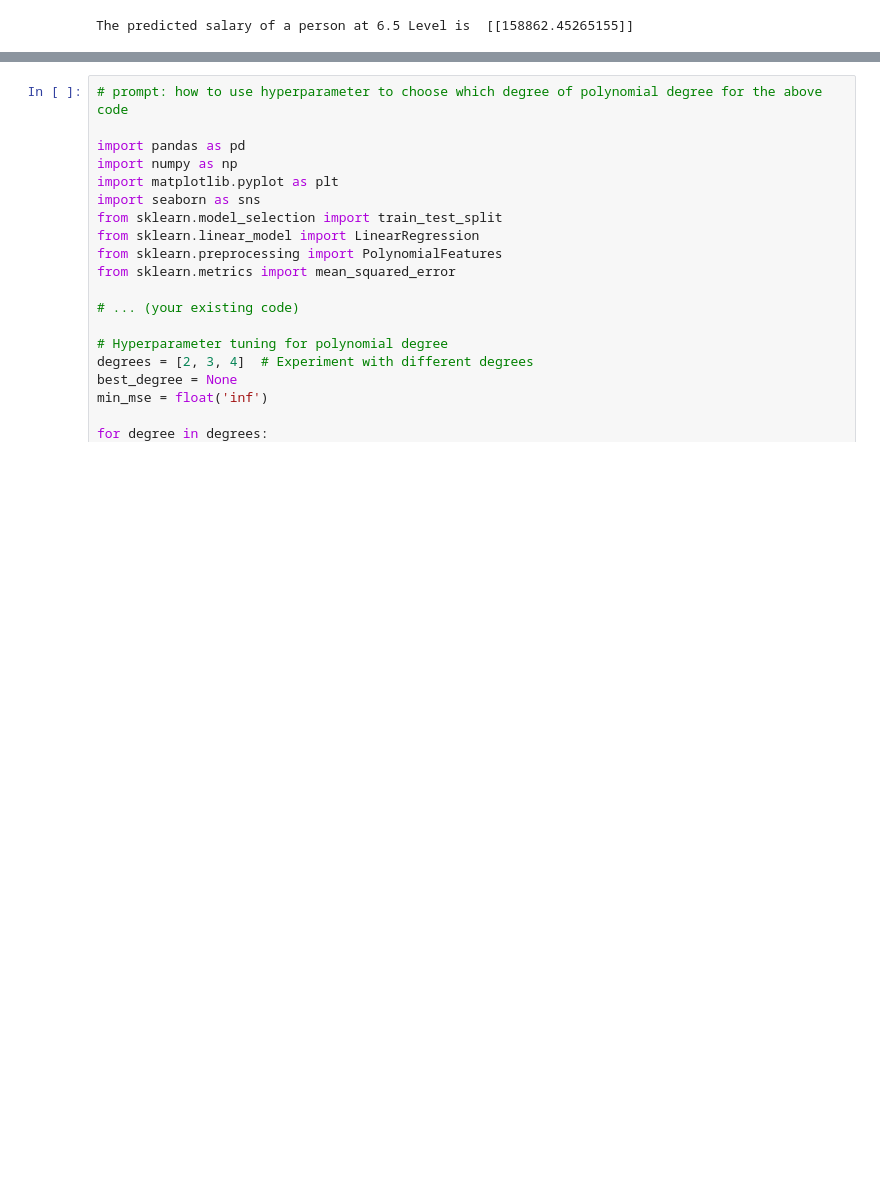
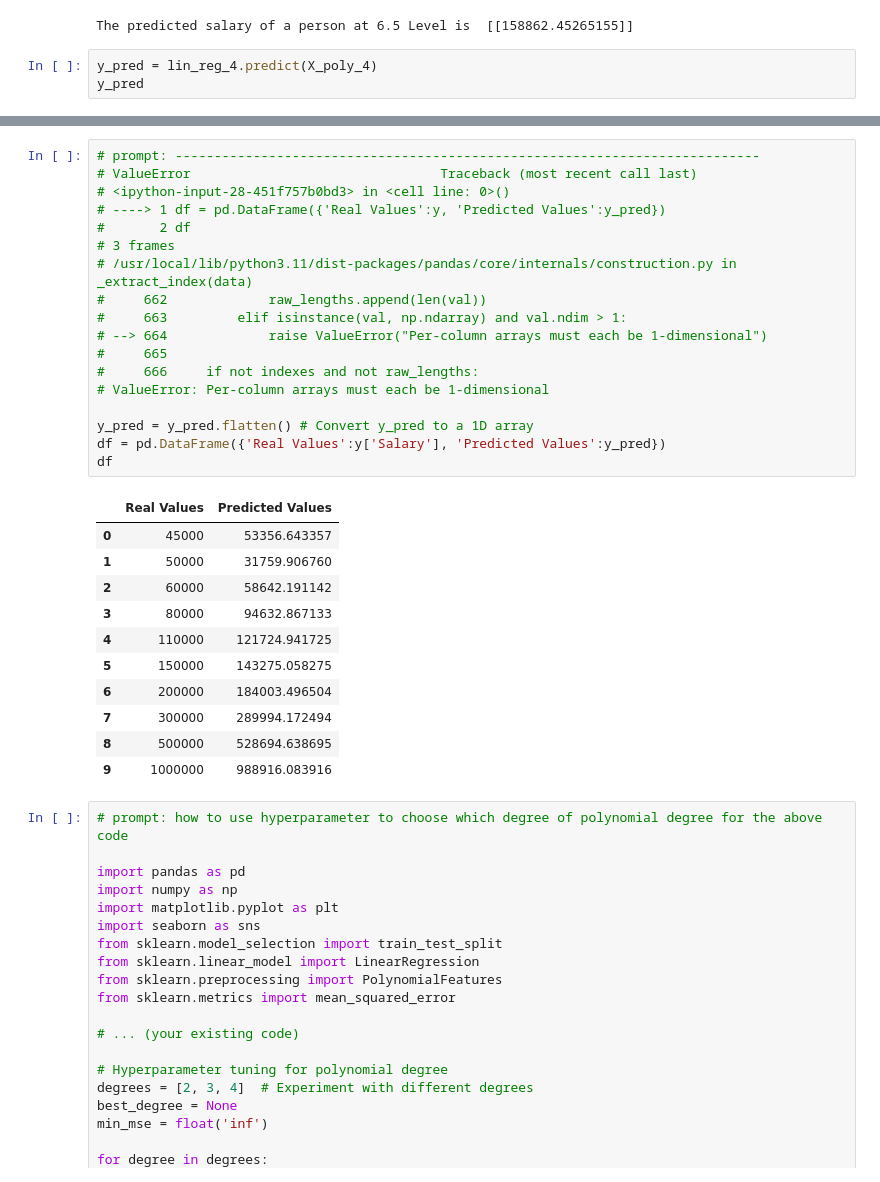
Before and after one commit to manjuiitm/MLP, a Jupyter notebook: Polynomial_Regression.ipynb, the cells around one changed output, grey strips where cells are left out. Saved outputs shown, nothing was run; the diff lists cells and outputs as text; blank space fills up the shorter version.

```diff
--- a/Polynomial_Regression.ipynb
+++ b/Polynomial_Regression.ipynb
@@ -169,3 +169,6 @@ print('The predicted salary of a person at 6.5 Level is ',new_salary_pred)
 # %% [output]
 [figure]
 The predicted salary of a person at 6.5 Level is  [[158862.45265155]]
+# %%
+y_pred = lin_reg_4.predict(X_poly_4)
+y_pred
@@ -172,3 +186,33 @@ The predicted salary of a person at 6.5 Level is  [[158862.45265155]]
+# %%
+# prompt: ---------------------------------------------------------------------------
+# ValueError                                Traceback (most recent call last)
+# <ipython-input-28-451f757b0bd3> in <cell line: 0>()
+# ----> 1 df = pd.DataFrame({'Real Values':y, 'Predicted Values':y_pred})
+#       2 df
+# 3 frames
+# /usr/local/lib/python3.11/dist-packages/pandas/core/internals/construction.py in _extract_index(data)
+#     662             raw_lengths.append(len(val))
+#     663         elif isinstance(val, np.ndarray) and val.ndim > 1:
+# --> 664             raise ValueError("Per-column arrays must each be 1-dimensional")
+#     665
+#     666     if not indexes and not raw_lengths:
+# ValueError: Per-column arrays must each be 1-dimensional
+
+y_pred = y_pred.flatten() # Convert y_pred to a 1D array
+df = pd.DataFrame({'Real Values':y['Salary'], 'Predicted Values':y_pred})
+df
+# %% [output]
+|  | Real Values | Predicted Values |
+| 0 | 45000 | 53356.643357 |
+| 1 | 50000 | 31759.906760 |
+| 2 | 60000 | 58642.191142 |
+| 3 | 80000 | 94632.867133 |
+| 4 | 110000 | 121724.941725 |
+| 5 | 150000 | 143275.058275 |
+| 6 | 200000 | 184003.496504 |
+| 7 | 300000 | 289994.172494 |
+| 8 | 500000 | 528694.638695 |
+| 9 | 1000000 | 988916.083916 |
 # %%
 # prompt: how to use hyperparameter to choose which degree of polynomial degree for the above code
 
```
Also changed, not shown: parts of 1 cell of this notebook.
